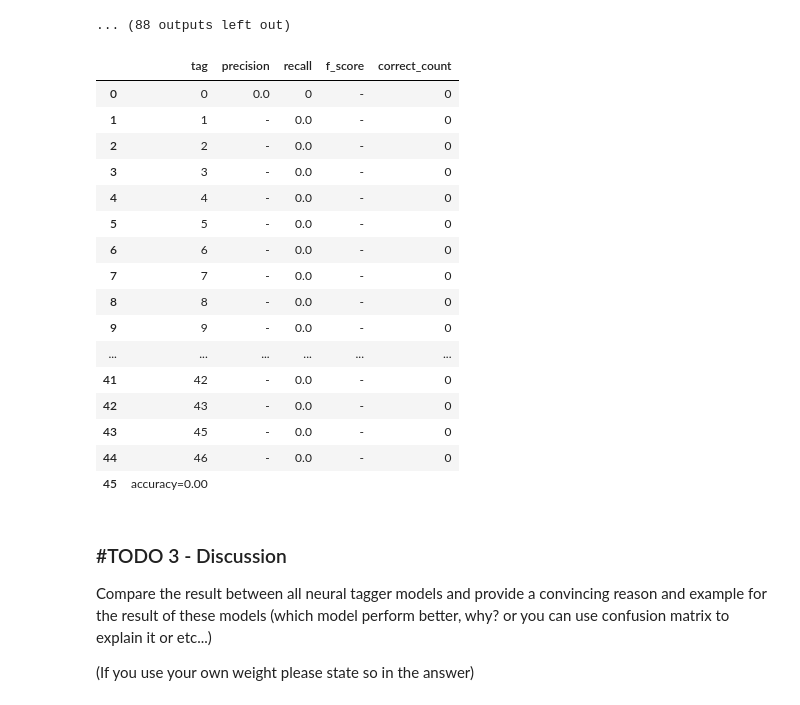
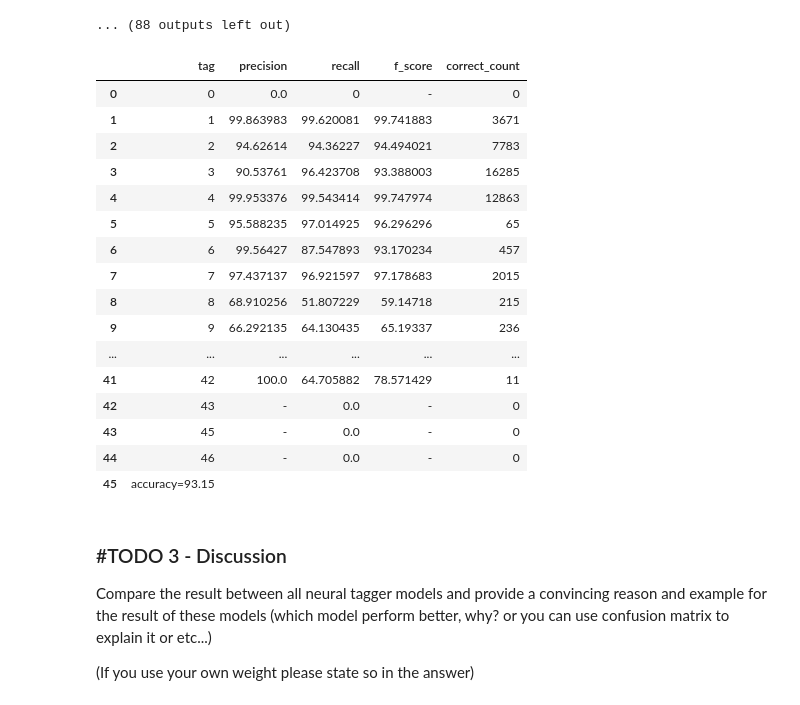
Before and after one commit to boannas/FRA501_NLP, a Jupyter notebook: HW1/HW1_3_PoS_torch.ipynb, the cells around one changed output. Saved outputs shown, nothing was run; the diff lists cells and outputs as text; code cells hidden in the pictures.

```diff
--- a/HW1/HW1_3_PoS_torch.ipynb
+++ b/HW1/HW1_3_PoS_torch.ipynb
@@ -996,36 +955,35 @@ Evaluate loop
 # %%
 model_BiGRU_CRF_PM.load_state_dict(torch.load(model_BiGRU_CRF_PM_path)) # load model with the best validation accuracy
 
 y_pred_CRF_pm = []
 
 for inputs in tqdm(test_dataloader):
   inputs = inputs.to(device)
   with torch.no_grad():
     pred = model_BiGRU_CRF_PM(inputs)
     pred = torch.tensor(pred)
     y_pred_CRF_pm.append(pred.cpu().detach())
 
 y_pred_CRF_pm = torch.cat(y_pred_CRF_pm).numpy()
-y_pred_CRF_pm = [outputToLabel(y_pred_CRF_pm[i],len(y_test[i])) for i in range(len(y_pred_CRF_pm))]
 evaluation_report(y_test, y_pred_CRF_pm)
 # %% [output]
 |  | tag | precision | recall | f_score | correct_count |
 | 0 | 0 | 0.0 | 0 | - | 0 |
-| 1 | 1 | - | 0.0 | - | 0 |
-| 2 | 2 | - | 0.0 | - | 0 |
-| 3 | 3 | - | 0.0 | - | 0 |
-| 4 | 4 | - | 0.0 | - | 0 |
-| 5 | 5 | - | 0.0 | - | 0 |
-| 6 | 6 | - | 0.0 | - | 0 |
-| 7 | 7 | - | 0.0 | - | 0 |
-| 8 | 8 | - | 0.0 | - | 0 |
-| 9 | 9 | - | 0.0 | - | 0 |
+| 1 | 1 | 99.863983 | 99.620081 | 99.741883 | 3671 |
+| 2 | 2 | 94.62614 | 94.36227 | 94.494021 | 7783 |
+| 3 | 3 | 90.53761 | 96.423708 | 93.388003 | 16285 |
+| 4 | 4 | 99.953376 | 99.543414 | 99.747974 | 12863 |
+| 5 | 5 | 95.588235 | 97.014925 | 96.296296 | 65 |
+| 6 | 6 | 99.56427 | 87.547893 | 93.170234 | 457 |
+| 7 | 7 | 97.437137 | 96.921597 | 97.178683 | 2015 |
+| 8 | 8 | 68.910256 | 51.807229 | 59.14718 | 215 |
+| 9 | 9 | 66.292135 | 64.130435 | 65.19337 | 236 |
 | ... | ... | ... | ... | ... | ... |
-| 41 | 42 | - | 0.0 | - | 0 |
+| 41 | 42 | 100.0 | 64.705882 | 78.571429 | 11 |
 | 42 | 43 | - | 0.0 | - | 0 |
 | 43 | 45 | - | 0.0 | - | 0 |
 | 44 | 46 | - | 0.0 | - | 0 |
-| 45 | accuracy=0.00 |  |  |  |  |
+| 45 | accuracy=93.15 |  |  |  |  |
 # %% [markdown]
 ### #TODO 3 - Discussion
 Compare the result between all neural tagger models and provide a convincing reason and example for the result of these models (which model perform better, why? or you can use confusion matrix to explain it or etc...)
```
Also changed, not shown: parts of 10 cells of this notebook, 10 other files.
